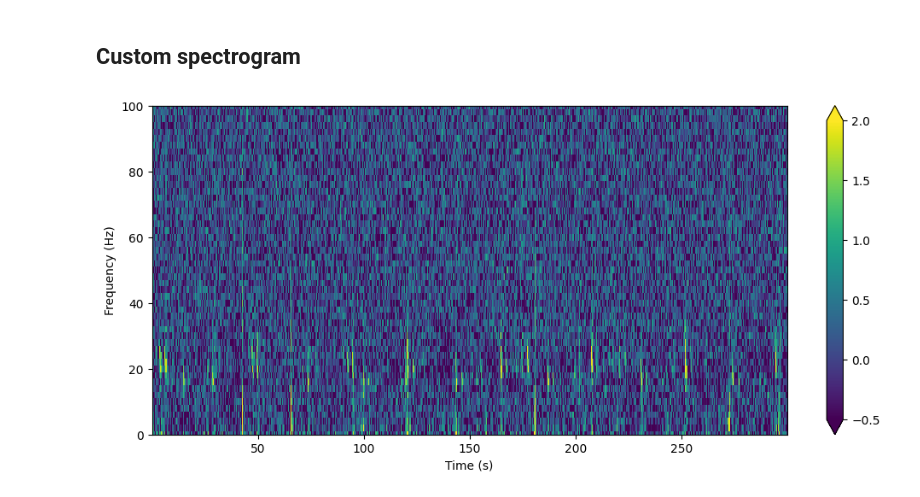
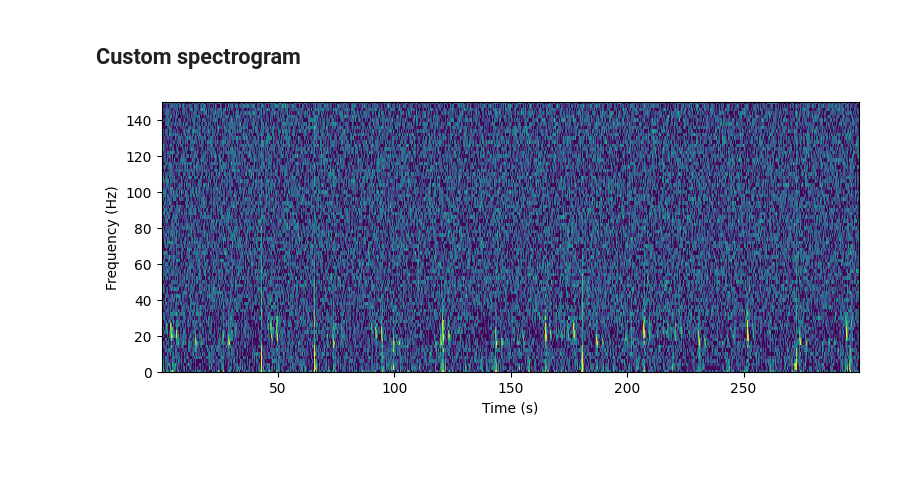
Before and after one commit to Waveform-Analytics/ooi-explore, a Jupyter notebook: quick_checks.ipynb, the cells around one changed output. Saved outputs shown, nothing was run; the diff lists cells and outputs as text; code cells hidden in the pictures; blank space fills up the shorter version.

Commit message:
updates to plots and text explanations

```diff
--- a/quick_checks.ipynb
+++ b/quick_checks.ipynb
@@ -60,27 +57,24 @@ array([ 0.00000000e+00, -6.19434583e-01, -1.24777904e+01, ...,
 # %% [markdown]
 ## Custom spectrogram
 # %%
-fs = 400
+fs = dat0[0].stats["sampling_rate"]
 
 # Set spectrogram parameters
 segment_length_seconds = .5
 nperseg = int(segment_length_seconds * fs)
-#nperseg = None
 noverlap_percent = 15
 noverlap = int(nperseg * noverlap_percent/100)
-#noverlap = None
 
 f, t, Sxx = signal.spectrogram(dat, fs, nperseg = nperseg, noverlap = noverlap)
-#f, t, Sxx = signal.spectrogram(dat, fs)
 Sxarray = xr.DataArray(np.log10(Sxx),
                        dims=('frequency', 'time'),
                        coords={'frequency':f, 'time':t})
 # %%
-fig, ax = plt.subplots(1,1,figsize=(12,5))
+fig, ax = plt.subplots(1,1,figsize=(9,3.5))
 Sx_norm = Sxarray - Sxarray.mean(axis=1)
-Sx_norm.plot(ax=ax, vmin=-.5, vmax=2)
+Sx_norm.plot(ax=ax, vmin=-.5, vmax=2, add_colorbar=False)
 ax.set_xlabel('Time (s)')
 ax.set_ylabel('Frequency (Hz)')
-ax.set_ylim([0,100]);
+ax.set_ylim([0,150]);
 # %% [output]
-[figure, old version]
+[figure, new version]
```
Also changed, not shown: parts of 4 cells of this notebook.
